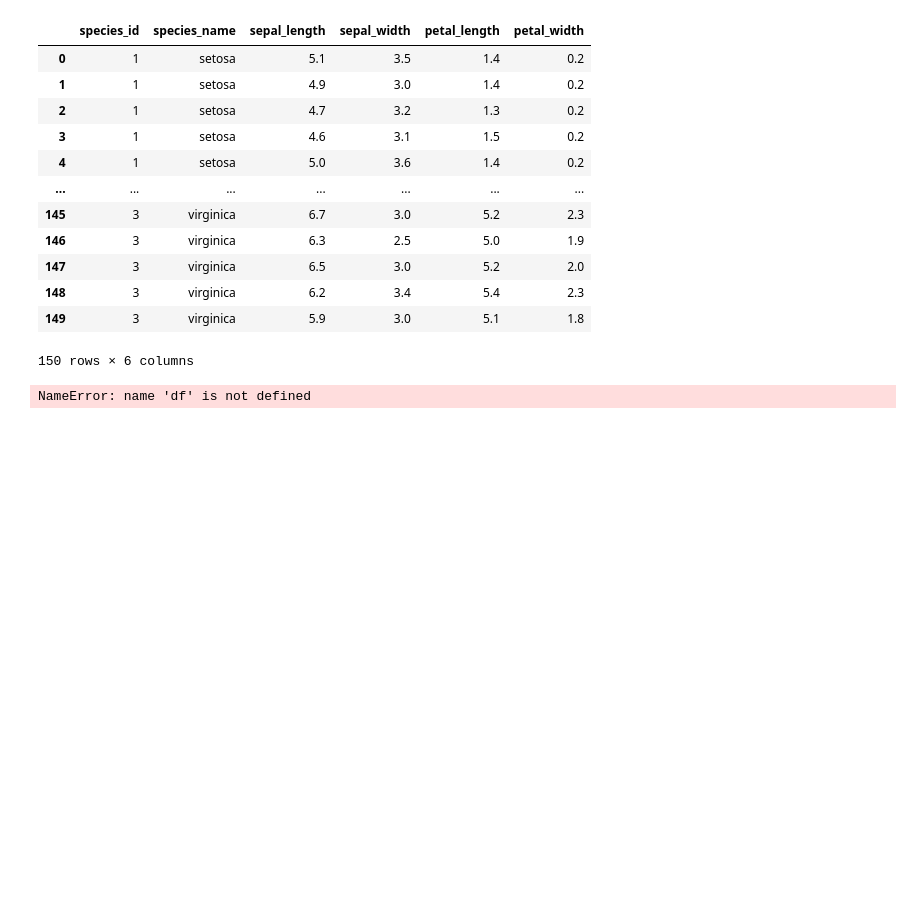
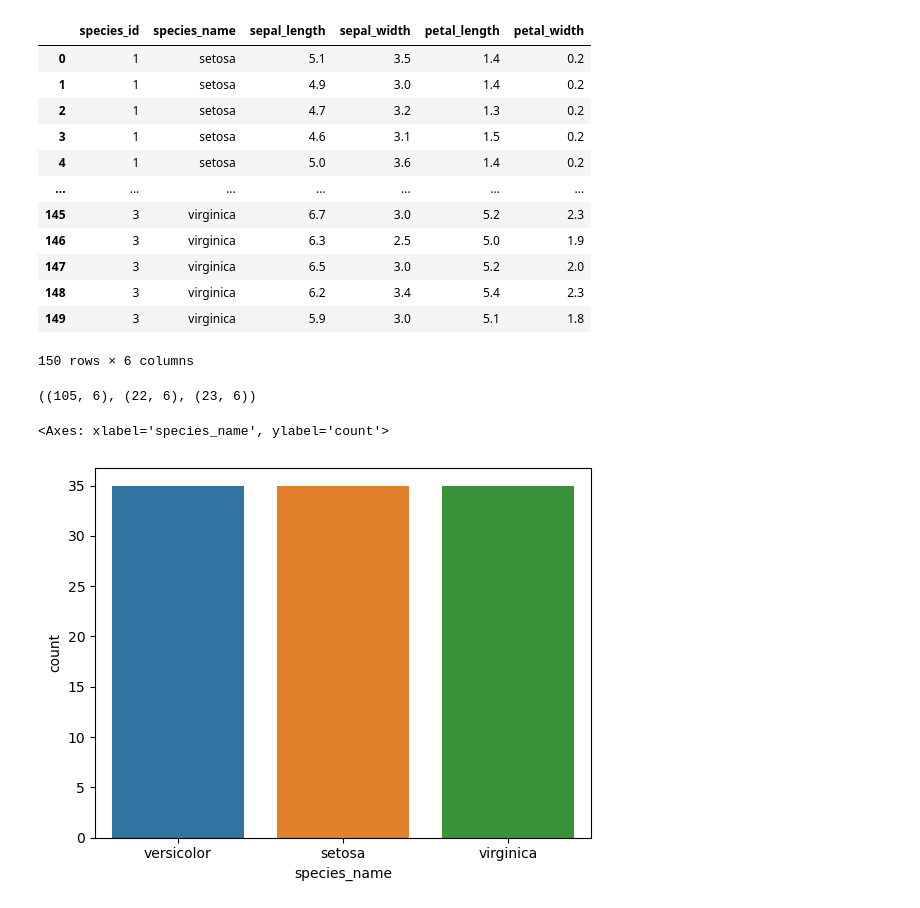
Before and after one commit to Thoai-Adam/classificatin-exercises, a Jupyter notebook: Not_To_Be_Taken_Cerealy.ipynb, the cells around one changed output. Saved outputs shown, nothing was run; the diff lists cells and outputs as text; code cells hidden in the pictures; blank space fills up the shorter version.

```diff
--- a/Not_To_Be_Taken_Cerealy.ipynb
+++ b/Not_To_Be_Taken_Cerealy.ipynb
@@ -42,22 +45,3 @@ iris_df
 | 148 | 3 | virginica | 6.2 | 3.4 | 5.4 | 2.3 |
 | 149 | 3 | virginica | 5.9 | 3.0 | 5.1 | 1.8 |
 150 rows × 6 columns
-# %%
-
-
-
-def prep_iris(iris_data):
-    # Rename the 'species_name' column to 'species'
-    iris_data.rename(columns={'species_name': 'species'}, inplace=True)
-    return iris_data
-
-# Get the Iris dataset data
-untransformed_iris_df = get_iris_data()
-
-# Apply the prep_iris function to transform the data
-transformed_iris_df = prep_iris(untransformed_iris_df)
-
-# Display the transformed DataFrame
-print(transformed_iris_df)
-# %% [output]
-NameError: name 'df' is not defined
@@ -63,0 +50,14 @@ NameError: name 'df' is not defined
+# %%
+#this function has already split my data
+train, val, test = train_val_test(iris_df,
+                                 'species_name')
+#data splitted
+# %%
+train.shape, val.shape, test.shape
+# %% [output]
+((105, 6), (22, 6), (23, 6))
+# %%
+sns.countplot(data = train, x = 'species_name')
+# %% [output]
+<Axes: xlabel='species_name', ylabel='count'>
+[figure, added]
```
Also changed, not shown: parts of 23 cells of this notebook, 1 other file.
